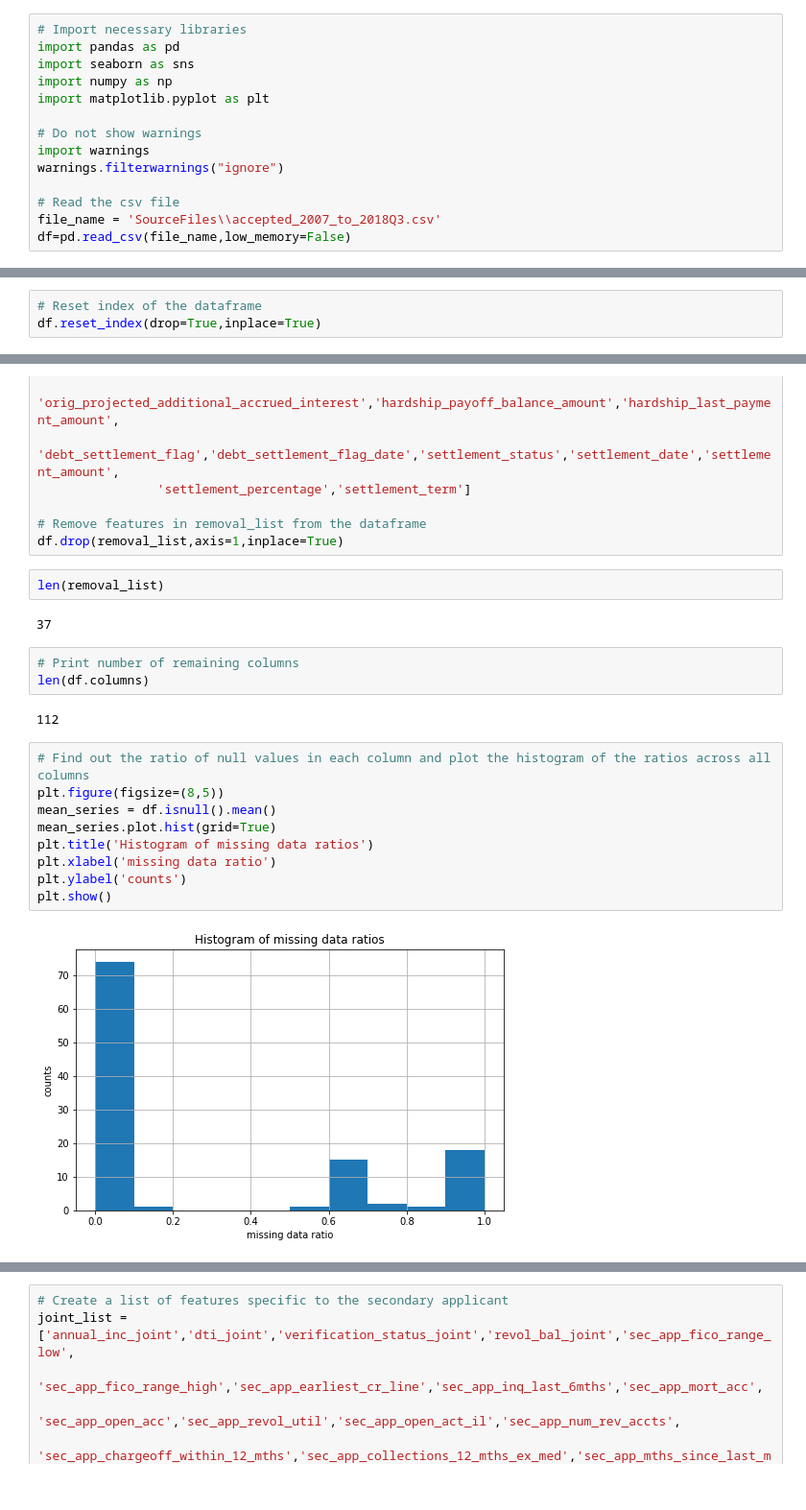
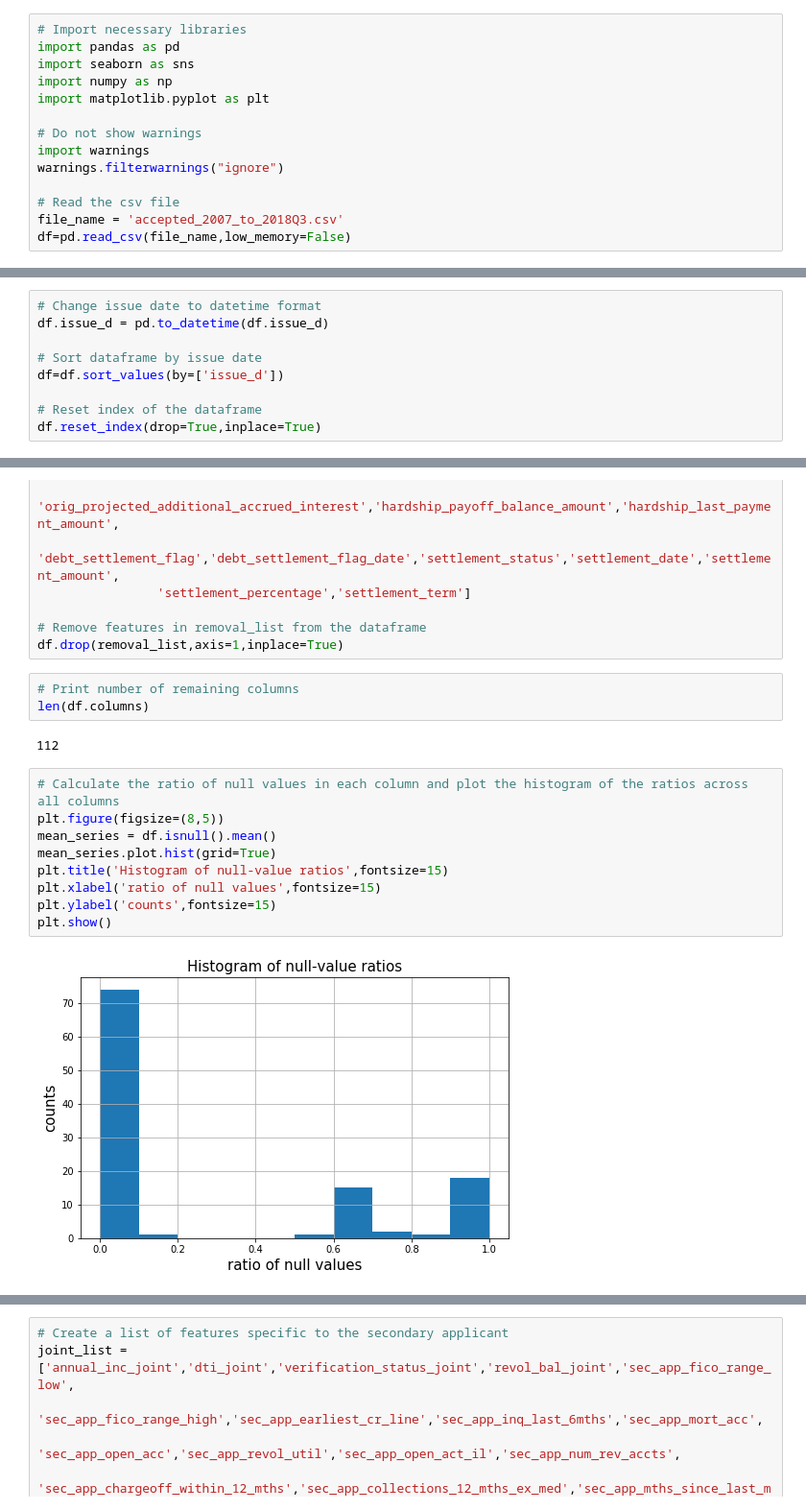
Before and after one commit to moeinsoodavi/Springboard, a Jupyter notebook: PredictingLoanStatusAtLendingClub/EDA1.ipynb, the cells around one changed output, grey strips where cells are left out. Shown at 96% size. Saved outputs shown, nothing was run; the diff lists cells and outputs as text.

```diff
--- a/PredictingLoanStatusAtLendingClub/EDA1.ipynb
+++ b/PredictingLoanStatusAtLendingClub/EDA1.ipynb
@@ -10,7 +10,7 @@ import warnings
 warnings.filterwarnings("ignore")
 
 # Read the csv file
-file_name = 'SourceFiles\\accepted_2007_to_2018Q3.csv'
+file_name = 'accepted_2007_to_2018Q3.csv'
 df=pd.read_csv(file_name,low_memory=False)
 # %%
 # Print dimensions of df
@@ -58,3 +58,9 @@ df.shape
 # %%
+# Change issue date to datetime format
+df.issue_d = pd.to_datetime(df.issue_d)
+
+# Sort dataframe by issue date
+df=df.sort_values(by=['issue_d'])
+
 # Reset index of the dataframe
 df.reset_index(drop=True,inplace=True)
@@ -94,24 +114,20 @@ removal_list = ['collection_recovery_fee','last_credit_pull_d','last_fico_range_
 
 # Remove features in removal_list from the dataframe
 df.drop(removal_list,axis=1,inplace=True)
-# %%
-len(removal_list)
-# %% [output]
-37
 # %%
 # Print number of remaining columns
 len(df.columns)
 # %% [output]
 112
 # %%
-# Find out the ratio of null values in each column and plot the histogram of the ratios across all columns
+# Calculate the ratio of null values in each column and plot the histogram of the ratios across all columns
 plt.figure(figsize=(8,5))
 mean_series = df.isnull().mean()
 mean_series.plot.hist(grid=True)
-plt.title('Histogram of missing data ratios')
-plt.xlabel('missing data ratio')
-plt.ylabel('counts')
+plt.title('Histogram of null-value ratios',fontsize=15)
+plt.xlabel('ratio of null values',fontsize=15)
+plt.ylabel('counts',fontsize=15)
 plt.show()
 # %% [output]
-[figure, old version]
+[figure, new version]
 # %%
```
Also changed, not shown: parts of 61 cells of this notebook.
